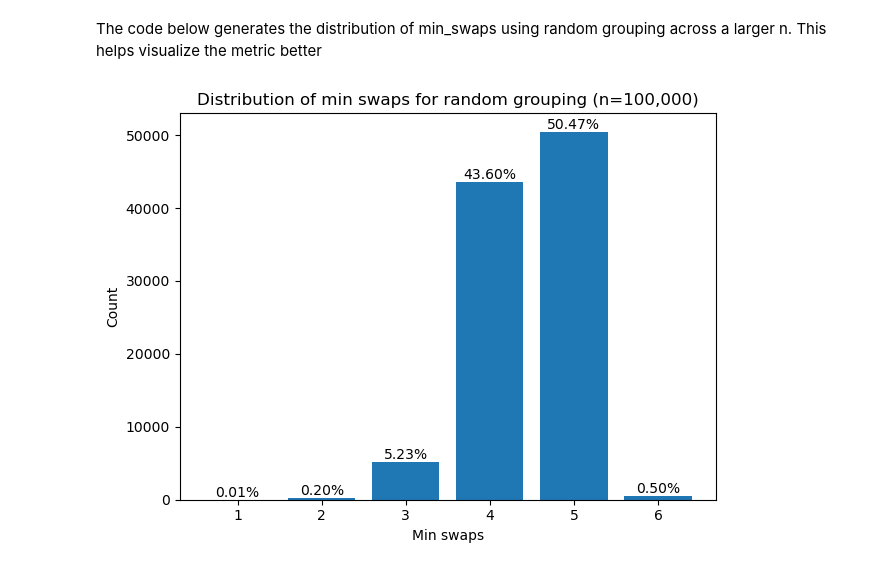
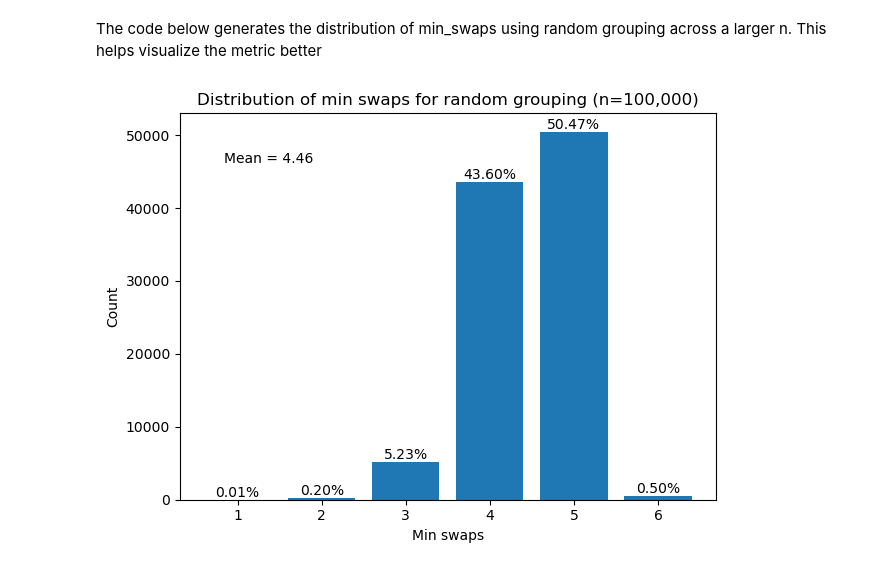
Before and after one commit to Kunritty/connections-solver, a Jupyter notebook: random_grouping_baseline.ipynb, the cells around one changed output. Cells and saved outputs as stored; diff of their text form; code cells hidden in the pictures.

Commit message:
added mean to graph

```diff
--- a/random_grouping_baseline.ipynb
+++ b/random_grouping_baseline.ipynb
@@ -85,22 +85,25 @@ for i in range(n):
 # %%
 import matplotlib.pyplot as plt
 
 labels = sorted(min_swaps_dict.keys())
 counts = [min_swaps_dict[k] for k in labels]
 total = sum(counts)
+mean = sum(k * c for k, c in zip(labels, counts)) / total
+
 
 fig, ax = plt.subplots()
 bars = ax.bar(labels, counts)
 
 for bar, count in zip(bars, counts):
     ax.text(bar.get_x() + bar.get_width()/2, bar.get_height() + 0.3,
             f"{100*count/total:.2f}%", ha="center", va="bottom")
 
+ax.text(0.25, 0.9, f"Mean = {mean:.2f}", transform=ax.transAxes, ha="right", va="top")
 ax.set_xlabel("Min swaps")
 ax.set_ylabel("Count")
 ax.set_title("Distribution of min swaps for random grouping (n=100,000)")
 ax.set_xticks(labels)
 plt.tight_layout()
 plt.show()
 # %% [output]
-[figure, old version]
+[figure, new version]
```
Also changed, not shown: 1 other file.
